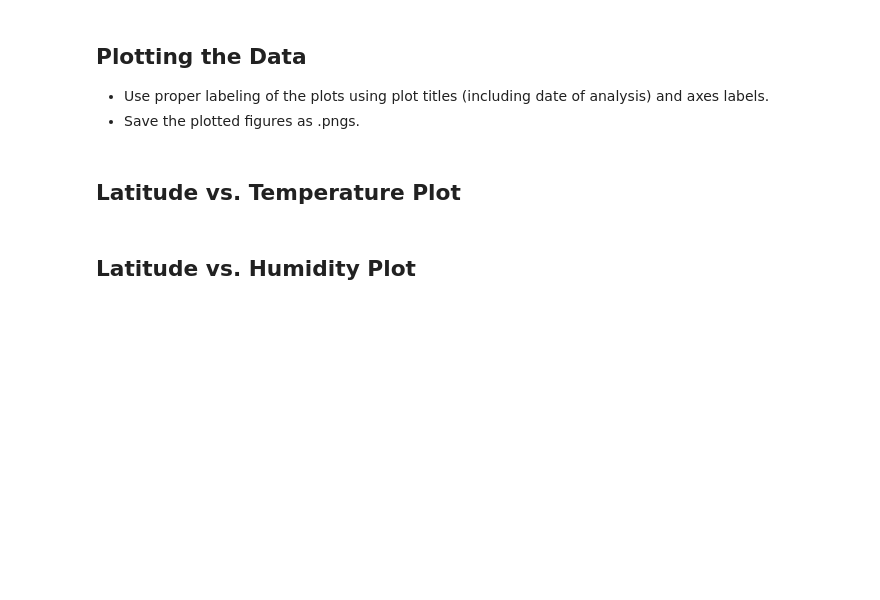
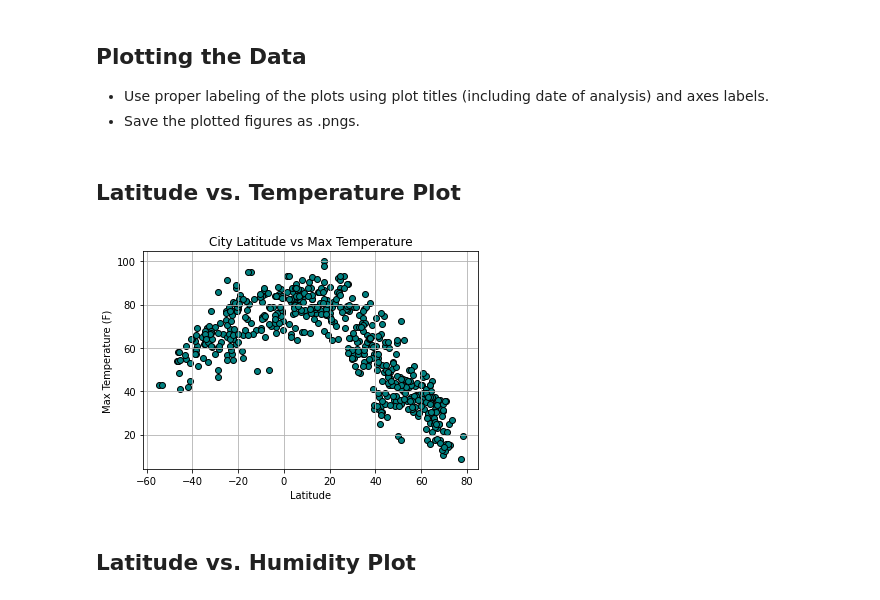
Before and after one commit to ashparra97/python-api-challenge, a Jupyter notebook: WeatherPy/WeatherPy.ipynb, the cells around one changed output. Saved outputs shown, nothing was run; the diff lists cells and outputs as text; code cells hidden in the pictures; blank space fills up the shorter version.

```diff
--- a/WeatherPy/WeatherPy.ipynb
+++ b/WeatherPy/WeatherPy.ipynb
@@ -173,14 +176,15 @@ high_hum
 # %% [markdown]
 ## Latitude vs. Temperature Plot
 # %%
-'''
-x_values =
-plt.scatter(x_values, data, marker="o", facecolors="red", edgecolors="black", s=x_values, alpha=.75)
-plt.xlabel = "Latitude"
-plt.ylabel = "Max Temperature (F)"
-plt.title = "City Latitude vs Max Temperature"
-
-'''
+plt.scatter(city_df["Lat"], city_df["Max Temp"], marker="o", facecolors="teal", edgecolors="black")
+plt.xlabel("Latitude")
+plt.ylabel("Max Temperature (F)")
+plt.title("City Latitude vs Max Temperature")
+plt.grid(True)
+#plt.savefig("plot1.png")
+plt.show()
+# %% [output]
+[figure, added]
 # %% [markdown]
 ## Latitude vs. Humidity Plot
 # %%
```
Also changed, not shown: parts of 10 cells of this notebook.
